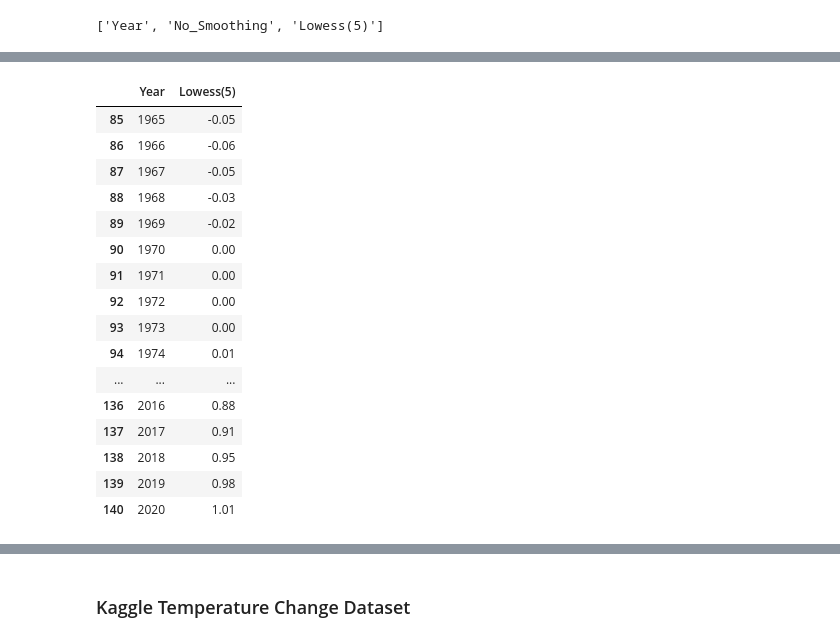
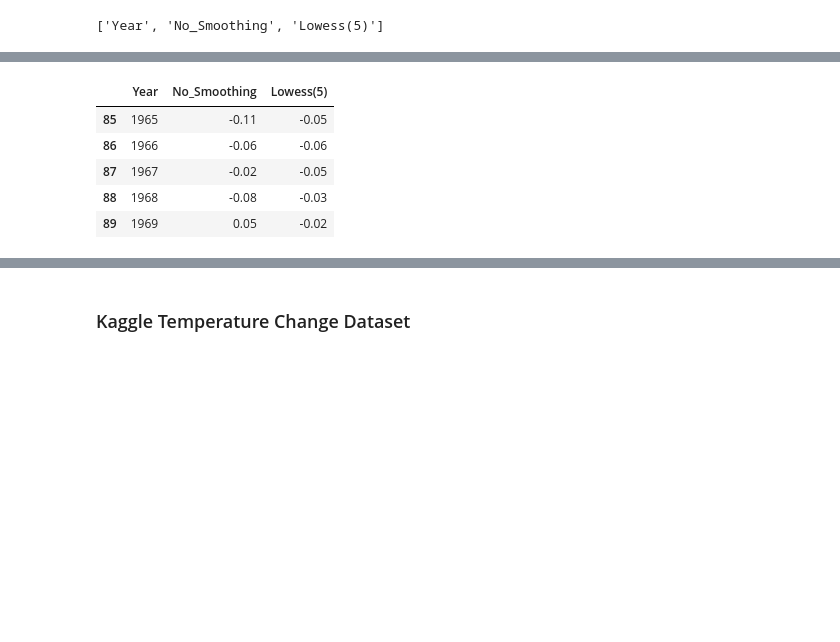
Before and after one commit to yuyhong23/One-Hot_Future, a Jupyter notebook: data_cleaning_temperature.ipynb, the cells around one changed output, grey strips where cells are left out. Saved outputs shown, nothing was run; the diff lists cells and outputs as text; code cells hidden in the pictures; blank space fills up the shorter version.

Commit message:
cleaning temp data

```diff
--- a/data_cleaning_temperature.ipynb
+++ b/data_cleaning_temperature.ipynb
@@ -52,6 +63,7 @@ list(nasa_temp.columns)
 # %% [output]
 ['Year', 'No_Smoothing', 'Lowess(5)']
 # %%
-nasa_temp_df = nasa_temp[["Year", "Lowess(5)"]]
-nasa_temp_df
+# Lowess smooths the data, no_smoothing
+nasa_temp_df = nasa_temp[["Year", "No_Smoothing", "Lowess(5)"]]
+nasa_temp_df.head()
 # %% [output]
@@ -71,23 +76,12 @@ nasa_temp_df
 # %%
 # Extract year from 1965 to the most recent
 nasa_temp_new_df = nasa_temp_df[nasa_temp_df["Year"]>1964]
-nasa_temp_new_df
+nasa_temp_new_df.head()
 # %% [output]
-|  | Year | Lowess(5) |
-| 85 | 1965 | -0.05 |
-| 86 | 1966 | -0.06 |
-| 87 | 1967 | -0.05 |
-| 88 | 1968 | -0.03 |
-| 89 | 1969 | -0.02 |
-| 90 | 1970 | 0.00 |
-| 91 | 1971 | 0.00 |
-| 92 | 1972 | 0.00 |
-| 93 | 1973 | 0.00 |
-| 94 | 1974 | 0.01 |
-| ... | ... | ... |
-| 136 | 2016 | 0.88 |
-| 137 | 2017 | 0.91 |
-| 138 | 2018 | 0.95 |
-| 139 | 2019 | 0.98 |
-| 140 | 2020 | 1.01 |
+|  | Year | No_Smoothing | Lowess(5) |
+| 85 | 1965 | -0.11 | -0.05 |
+| 86 | 1966 | -0.06 | -0.06 |
+| 87 | 1967 | -0.02 | -0.05 |
+| 88 | 1968 | -0.08 | -0.03 |
+| 89 | 1969 | 0.05 | -0.02 |
 # %%
```
Also changed, not shown: parts of 14 cells of this notebook, 18 other files.
